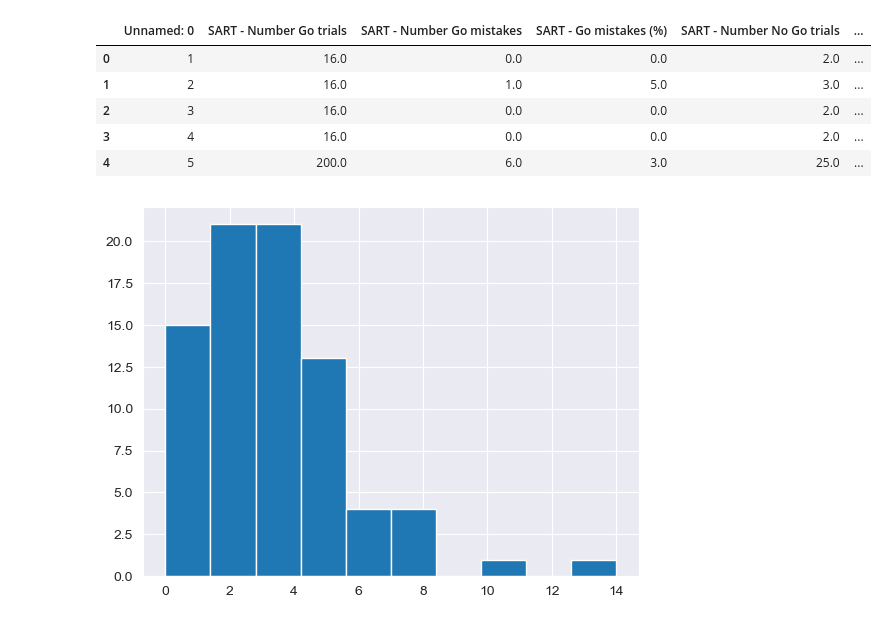
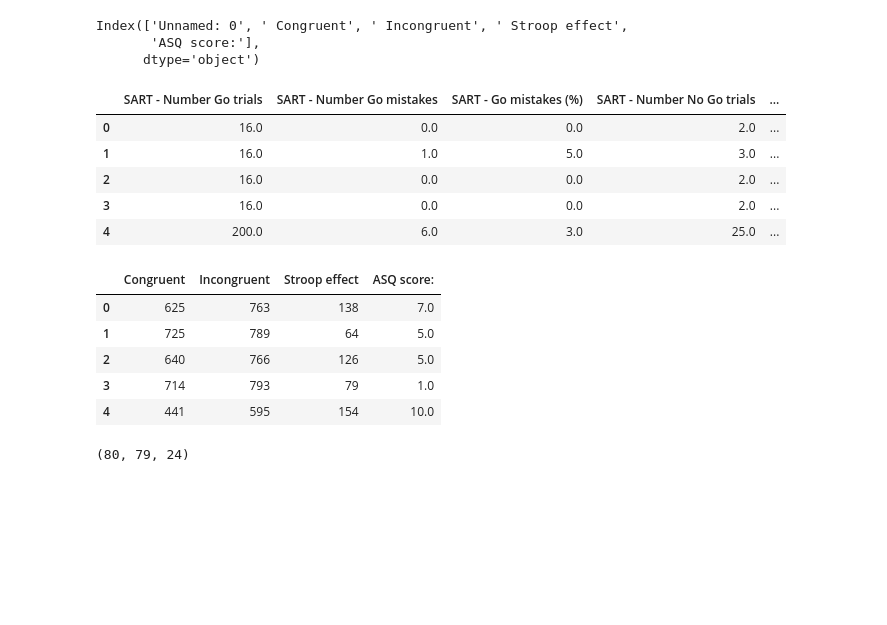
Before and after one commit to sebasgebuis/cogperc, a Jupyter notebook: analyse.ipynb, the cells around one changed output. Saved outputs shown, nothing was run; the diff lists cells and outputs as text; code cells hidden in the pictures; blank space fills up the shorter version.

```diff
--- a/analyse.ipynb
+++ b/analyse.ipynb
@@ -7,16 +7,33 @@ from scipy import stats
 # %%
 data = pd.read_csv('clean_data.csv')
-display(data.head())
+
+stroop = pd.read_csv('stroop_data.csv')
+print(stroop.columns)
+data = data.drop(data.columns[0], axis=1)
+stroop = stroop.drop(stroop.columns[0], axis=1)
+display(data.head(), stroop.head())
+data2 = data[data['SART -  Number Go trials'] != 16.0]
+data3 = data[data['SART -  Number Go trials'] == 16.0]
 # %% [output]
+Index(['Unnamed: 0', ' Congruent', ' Incongruent', ' Stroop effect',
+       'ASQ score:'],
+      dtype='object')
-|  | Unnamed: 0 | SART - Number Go trials | SART - Number Go mistakes | SART - Go mistakes (%) | SART - Number No Go trials | ... |
-| 0 | 1 | 16.0 | 0.0 | 0.0 | 2.0 | ... |
-| 1 | 2 | 16.0 | 1.0 | 5.0 | 3.0 | ... |
-| 2 | 3 | 16.0 | 0.0 | 0.0 | 2.0 | ... |
-| 3 | 4 | 16.0 | 0.0 | 0.0 | 2.0 | ... |
-| 4 | 5 | 200.0 | 6.0 | 3.0 | 25.0 | ... |
+|  | SART - Number Go trials | SART - Number Go mistakes | SART - Go mistakes (%) | SART - Number No Go trials | ... |
+| 0 | 16.0 | 0.0 | 0.0 | 2.0 | ... |
+| 1 | 16.0 | 1.0 | 5.0 | 3.0 | ... |
+| 2 | 16.0 | 0.0 | 0.0 | 2.0 | ... |
+| 3 | 16.0 | 0.0 | 0.0 | 2.0 | ... |
+| 4 | 200.0 | 6.0 | 3.0 | 25.0 | ... |
+|  | Congruent | Incongruent | Stroop effect | ASQ score: |
+| 0 | 625 | 763 | 138 | 7.0 |
+| 1 | 725 | 789 | 64 | 5.0 |
+| 2 | 640 | 766 | 126 | 5.0 |
+| 3 | 714 | 793 | 79 | 1.0 |
+| 4 | 441 | 595 | 154 | 10.0 |
+# %%
+len(stroop), len(data), len(data2)
+# %% [output]
+(80, 79, 24)
 # %%
-plt.hist(data['ASQ score:'])
-
-plt.show()
+lowasq = data[data['ASQ score:'] <= data['ASQ score:'].median()]
+highasq = data[data['ASQ score:'] > data['ASQ score:'].median()]
-# %% [output]
-[figure, removed]
```
Also changed, not shown: parts of 5 cells of this notebook, 2 other files.
